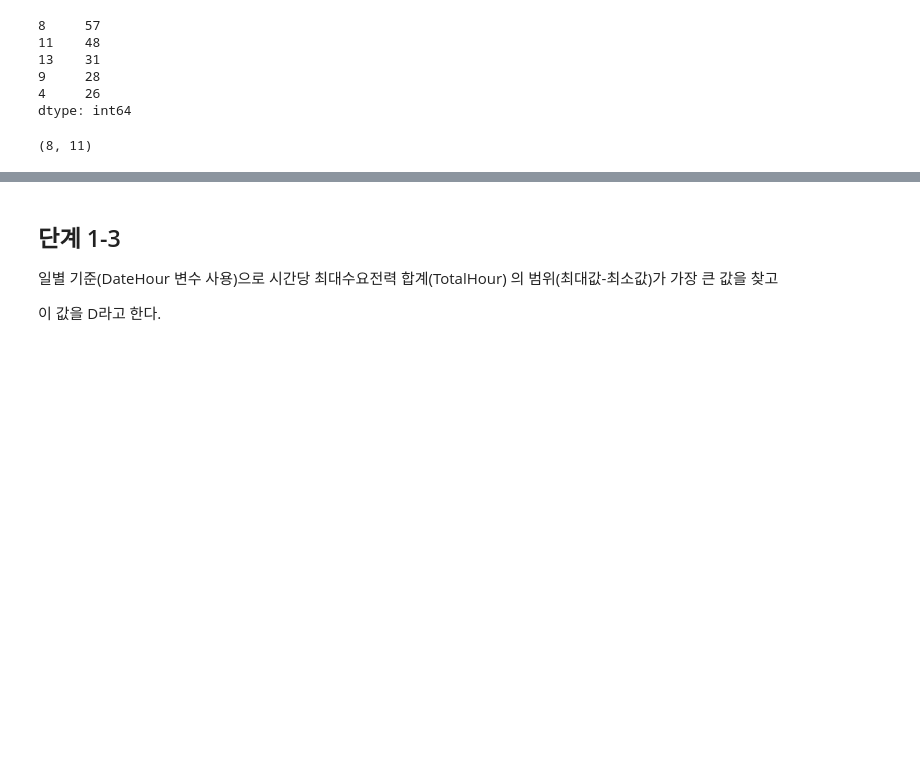
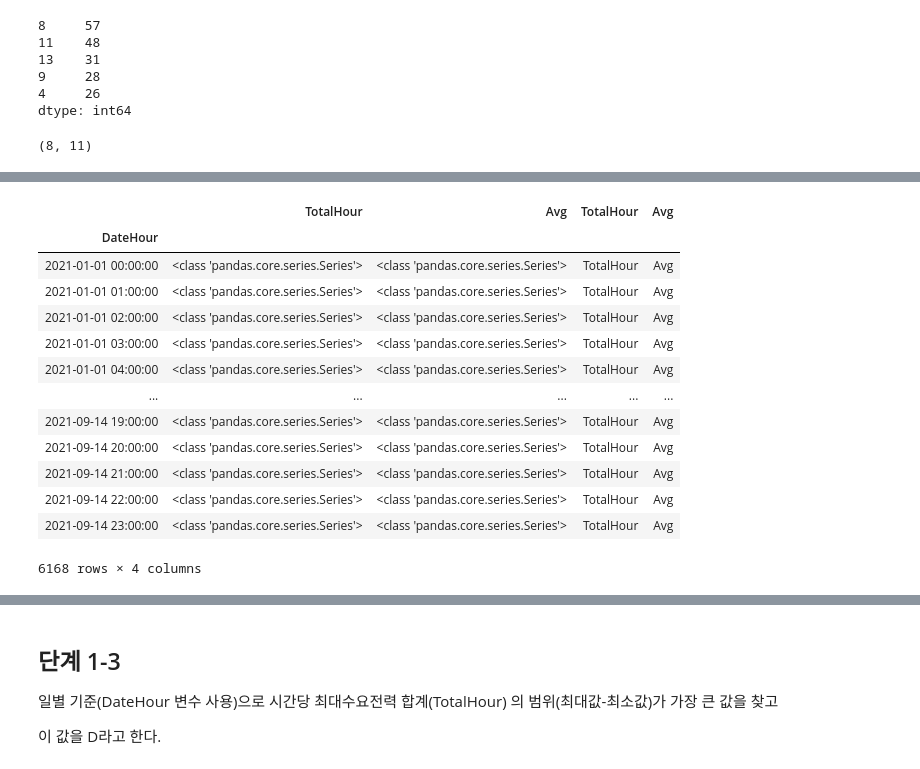
Before and after one commit to sunkusun9/DS_lv3_2603_2, a Jupyter notebook: sec_ds_lv3_prob3_prob.ipynb, the cells around one changed output, grey strips where cells are left out. Drawn from its saved outputs; the diff is of its cells as text; code cells hidden in the pictures; blank space fills up the shorter version.

```diff
--- a/sec_ds_lv3_prob3_prob.ipynb
+++ b/sec_ds_lv3_prob3_prob.ipynb
@@ -859,0 +861,31 @@ df_basetable1.groupby(
+# %%
+# 상위 버젼에서는 위의 코드는 이슈가 있을 수 있습니다.
+# 두개의 요소를 transform 시 tuple로 묶어 낼 수 가 없개 되어서 입니다.
+# 상위 버젼에서는, 아래 처럼 따로따로 봐야 겠죠
+pd.concat([
+    df_basetable1.groupby(
+        df_basetable1.index.date
+    )[['TotalHour', 'Avg']].transform(
+        lambda x: type(x)
+    ),
+    df_basetable1.groupby(
+        df_basetable1.index.date
+    )[['TotalHour', 'Avg']].transform(
+        lambda x: x.name
+    )
+], axis = 1)
+# %% [output]
+|  | TotalHour | Avg | TotalHour | Avg |
+| DateHour |  |  |  |  |
+| 2021-01-01 00:00:00 | <class 'pandas.core.series.Series'> | <class 'pandas.core.series.Series'> | TotalHour | Avg |
+| 2021-01-01 01:00:00 | <class 'pandas.core.series.Series'> | <class 'pandas.core.series.Series'> | TotalHour | Avg |
+| 2021-01-01 02:00:00 | <class 'pandas.core.series.Series'> | <class 'pandas.core.series.Series'> | TotalHour | Avg |
+| 2021-01-01 03:00:00 | <class 'pandas.core.series.Series'> | <class 'pandas.core.series.Series'> | TotalHour | Avg |
+| 2021-01-01 04:00:00 | <class 'pandas.core.series.Series'> | <class 'pandas.core.series.Series'> | TotalHour | Avg |
+| ... | ... | ... | ... | ... |
+| 2021-09-14 19:00:00 | <class 'pandas.core.series.Series'> | <class 'pandas.core.series.Series'> | TotalHour | Avg |
+| 2021-09-14 20:00:00 | <class 'pandas.core.series.Series'> | <class 'pandas.core.series.Series'> | TotalHour | Avg |
+| 2021-09-14 21:00:00 | <class 'pandas.core.series.Series'> | <class 'pandas.core.series.Series'> | TotalHour | Avg |
+| 2021-09-14 22:00:00 | <class 'pandas.core.series.Series'> | <class 'pandas.core.series.Series'> | TotalHour | Avg |
+| 2021-09-14 23:00:00 | <class 'pandas.core.series.Series'> | <class 'pandas.core.series.Series'> | TotalHour | Avg |
+6168 rows × 4 columns
```
Also changed, not shown: parts of 139 cells of this notebook.
